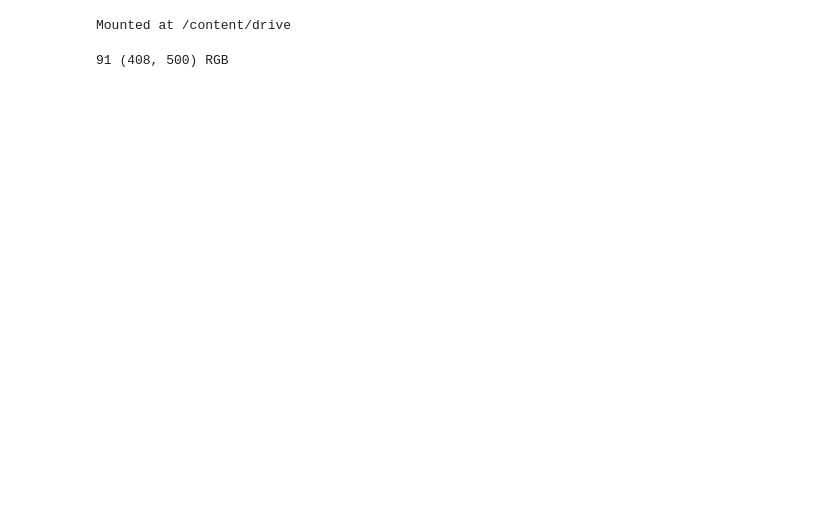
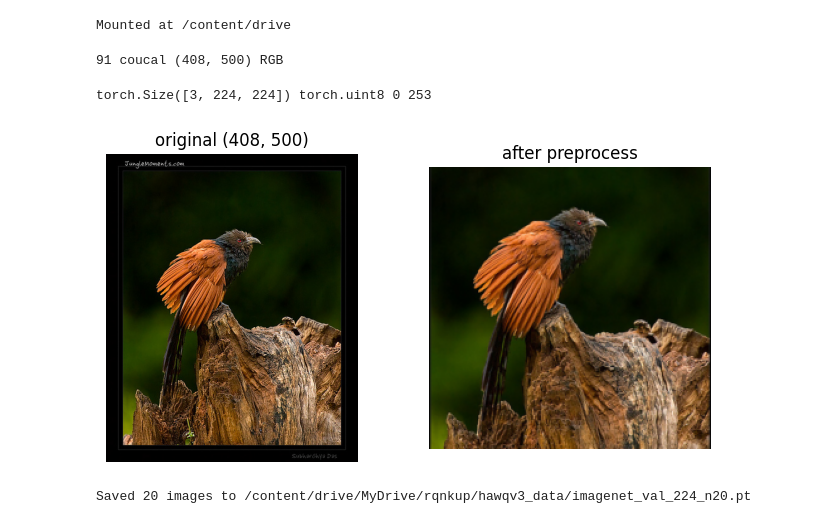
Before and after one commit to acm-research-f26/RQNKUP, a Jupyter notebook: HAWQ_V3.ipynb, the cells around one changed output. Drawn from its saved outputs; the diff is of its cells as text; code cells hidden in the pictures; blank space fills up the shorter version.

```diff
--- a/HAWQ_V3.ipynb
+++ b/HAWQ_V3.ipynb
@@ -11,18 +11,73 @@ Mounted at /content/drive
 # %%
 # Imports & constants: HF token, project paths, data folder
 import os
+import torch
+import torchvision.transforms as T
+import matplotlib.pyplot as plt
+from tqdm.auto import tqdm
 from google.colab import userdata
+from datasets import load_dataset
 HF_TOKEN = userdata.get('HF_TOKEN')
+
+SEED = 0
+N_EVAL = 10_000 # accuracy measurement
+N_HESSIAN = 512 # Hessian trace computation
+N_CALIB = 512 # activation range calibration
+N_TOTAL = N_EVAL + N_HESSIAN + N_CALIB
 
 PROJECT_DIR = "/content/drive/MyDrive/rqnkup"                # shared: notebook + results
 DATA_DIR    = "/content/drive/MyDrive/rqnkup/hawqv3_data"    # shared: the ~1.7 GB ImageNet subset
 
+DATA_FILE = os.path.join(DATA_DIR, f"imagenet_val_224_n{N_TOTAL}.pt")
 os.makedirs(DATA_DIR, exist_ok=True)
+
+preprocess = T.Compose([
+    T.Lambda(lambda img: img.convert("RGB")), # force 3 color channels
+    T.Resize(256),                            # shorter side -> 256, keeps proportions
+    T.CenterCrop(224),                        # cut out the middle 224x224 square
+    T.PILToTensor(),                          # PIL image -> uint8 tensor (3, 224, 224)
+])
 # %%
 # Test Hugging Face access: stream one ImageNet val example
-from datasets import load_dataset
-test = load_dataset("ILSVRC/imagenet-1k", split="validation", streaming=True, token=HF_TOKEN)
+test = load_dataset("ILSVRC/imagenet-1k", split="validation",
+                    streaming=True, token=HF_TOKEN)
 ex = next(iter(test))
-print(ex["label"], ex["image"].size, ex["image"].mode)
+print(ex["label"], test.features["label"].int2str(ex["label"]),
+      ex["image"].size, ex["image"].mode)
 # %% [output]
-91 (408, 500) RGB
+91 coucal (408, 500) RGB
+# %%
+# Check the transform on one image
+x = preprocess(ex["image"])
+print(x.shape, x.dtype, x.min().item(), x.max().item())
+
+fig, axes = plt.subplots(1, 2, figsize=(8, 4))
+axes[0].imshow(ex["image"]);            axes[0].set_title(f"original {ex['image'].size}")
+axes[1].imshow(x.permute(1, 2, 0));     axes[1].set_title("after preprocess")
+for ax in axes: ax.axis("off")
+plt.show()
+# %% [output]
+torch.Size([3, 224, 224]) torch.uint8 0 253
+[figure, added]
+# %%
+# Stream a shuffled ImageNet val subset and save it to Drive
+N_STREAM = 20   # quick test first; change to N_TOTAL for the real run
+out_file = os.path.join(DATA_DIR, f"imagenet_val_224_n{N_STREAM}.pt")
+
+if os.path.exists(out_file):
+    print("Already saved, skipping:", out_file)
+else:
+    stream = load_dataset("ILSVRC/imagenet-1k", split="validation",
+                          streaming=True, token=HF_TOKEN)
+    stream = stream.shuffle(seed=SEED, buffer_size=10_000).take(N_STREAM)
+
+    images, labels = [], []
+    for ex in tqdm(stream, total=N_STREAM):
+        images.append(preprocess(ex["image"]))
+        labels.append(ex["label"])
+
+    torch.save({"images": torch.stack(images),
+                "labels": torch.tensor(labels)}, out_file)
+    print("Saved", len(labels), "images to", out_file)
+# %% [output]
+Saved 20 images to /content/drive/MyDrive/rqnkup/hawqv3_data/imagenet_val_224_n20.pt
```
Also changed, not shown: parts of 1 cell of this notebook.
